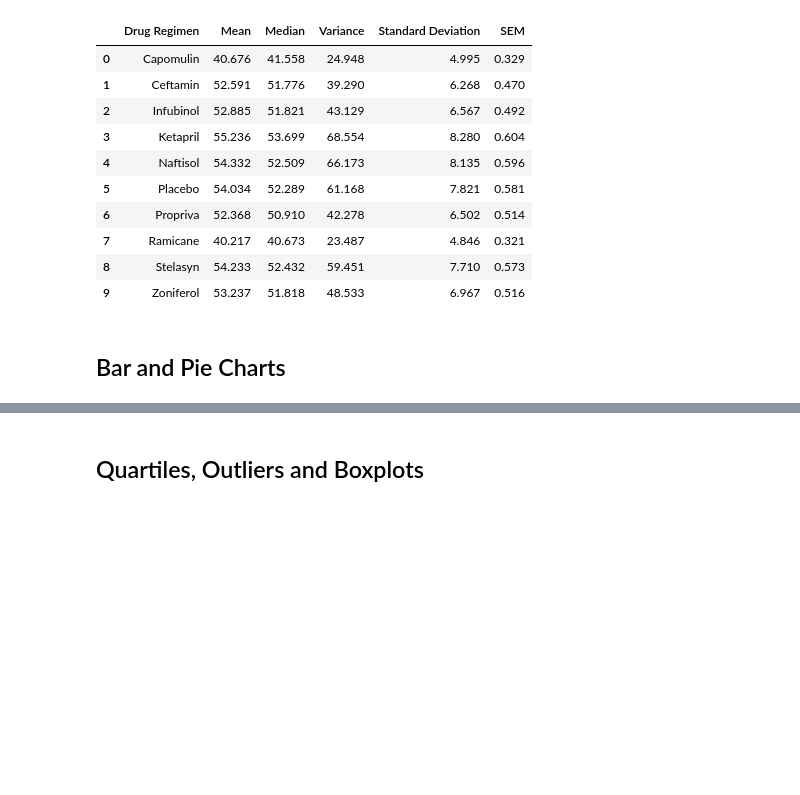
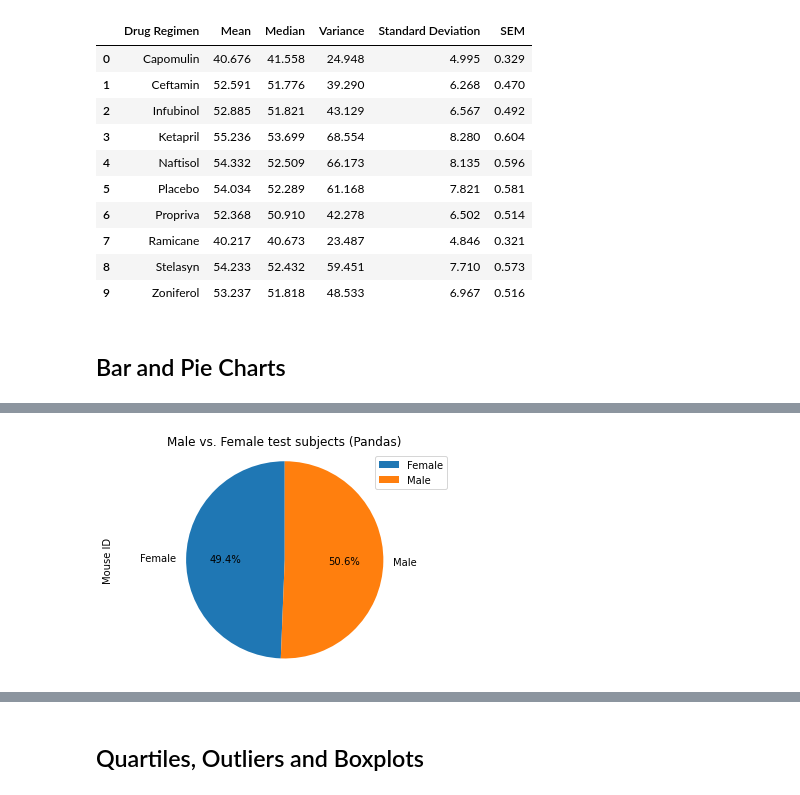
Before and after one commit to JeremyKalmus/matplotlib-challenge, a Jupyter notebook: pymaceuticals_starter.ipynb, the cells around one changed output, grey strips where cells are left out. Cells and saved outputs as stored; diff of their text form; code cells hidden in the pictures; blank space fills up the shorter version.

```diff
--- a/pymaceuticals_starter.ipynb
+++ b/pymaceuticals_starter.ipynb
@@ -178,0 +218,13 @@ tumor_vol_summary_2
+# %%
+# Generate a pie plot showing the distribution of female versus male mice using pandas
+#get data and count by sex
+pie_pd = combined_data_clean.copy()[['Mouse ID', 'Sex']]
+pie_pd = pie_pd.groupby('Sex').count()
+
+#plot with pandas as a pie + formatting etc.
+pie_pd.plot(kind='pie', subplots=True, autopct="%1.1f%%", startangle=90)
+plt.axis("equal")
+plt.title('Male vs. Female test subjects (Pandas)')
+plt.show()
+# %% [output]
+[figure, added]
```
Also changed, not shown: parts of 8 cells of this notebook.
